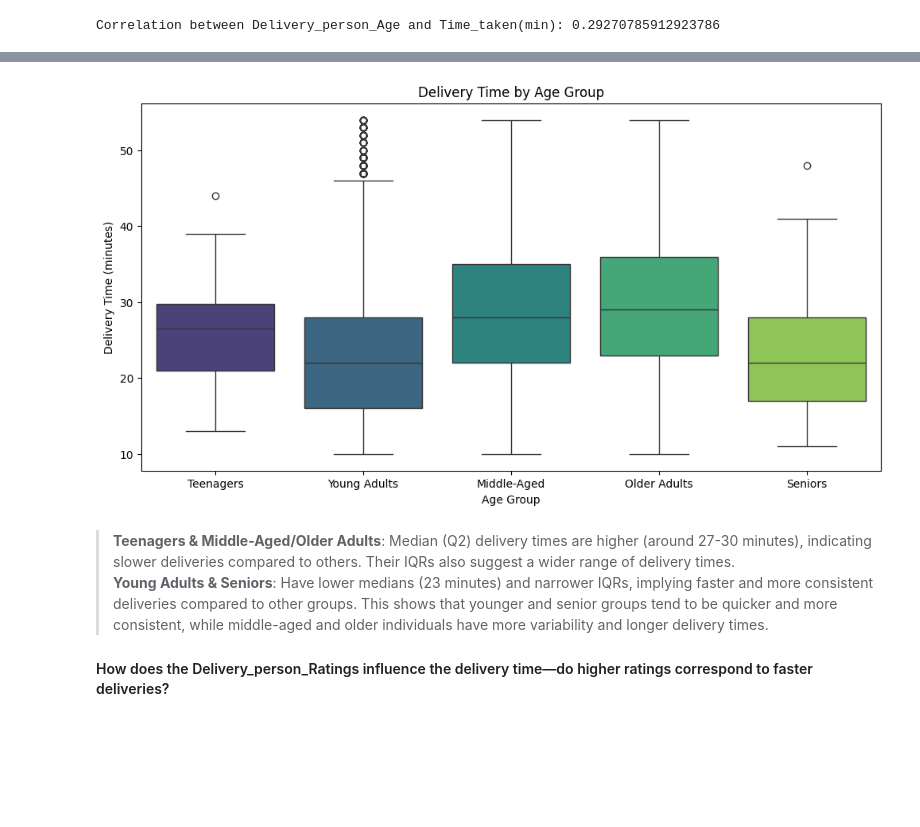
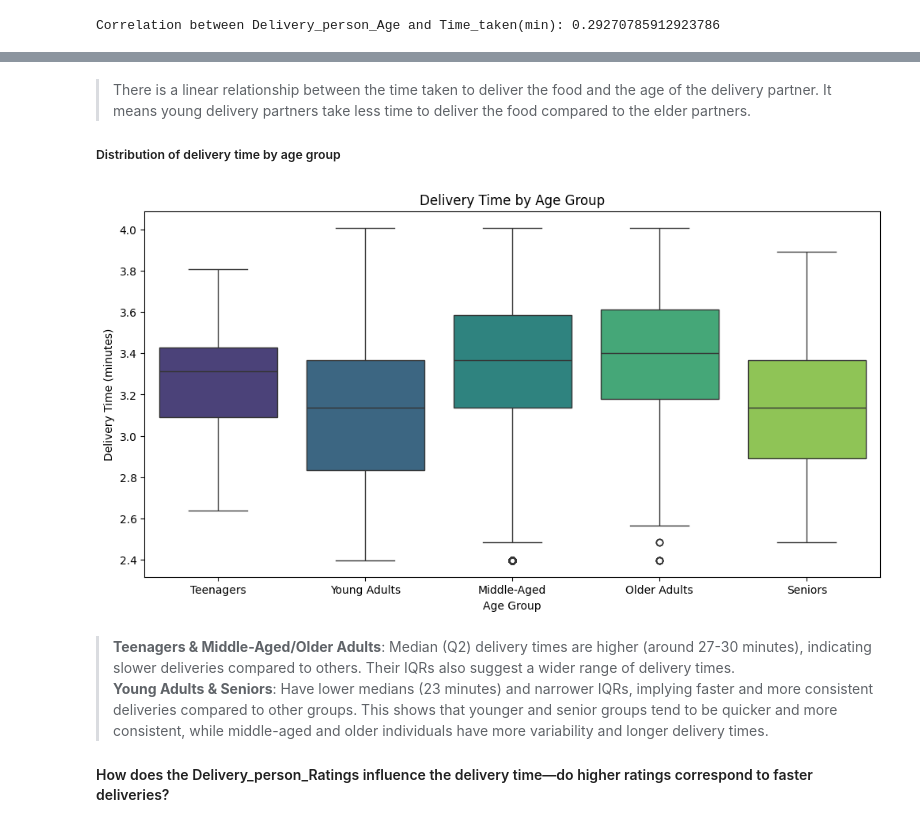
Before and after one commit to Darknight47/Data-Science-Projects-03, a Jupyter notebook: Food_Delivery_Time_Prediction.ipynb, the cells around one changed output, grey strips where cells are left out. Saved outputs shown, nothing was run; the diff lists cells and outputs as text; code cells hidden in the pictures; blank space fills up the shorter version.

Commit message:
linear regression line between age and time

```diff
--- a/Food_Delivery_Time_Prediction.ipynb
+++ b/Food_Delivery_Time_Prediction.ipynb
@@ -194,3 +212,7 @@ Correlation between Delivery_person_Age and Time_taken(min): 0.29270785912923786
+# %% [markdown]
+> There is a linear relationship between the time taken to deliver the food and the age of the delivery partner. It means young delivery partners take less time to deliver the food compared to the elder partners.
+
+##### Distribution of delivery time by age group
 # %%
 # Group 'Delivery_person_Age' into categories
 bins = [0, 19, 29, 39, 49, 59]  # Define age ranges
@@ -199,13 +221,13 @@ dataset['Age_Group'] = pd.cut(dataset['Delivery_person_Age'], bins=bins, labels=
 # %%
 # Plot boxplot for 'Time_taken(min)' across age groups
 plt.figure(figsize=(12, 6))
-sns.boxplot(x='Age_Group', y='Time_taken(min)', data=dataset, hue=dataset['Age_Group'], palette='viridis')
+sns.boxplot(x='Age_Group', y='Log_Time_taken(min)', data=dataset, hue=dataset['Age_Group'], palette='viridis')
 plt.title('Delivery Time by Age Group')
 plt.xlabel('Age Group')
 plt.ylabel('Delivery Time (minutes)')
 plt.show()
 # %% [output]
-[figure, old version]
+[figure, new version]
 # %% [markdown]
 > **Teenagers & Middle-Aged/Older Adults**: Median (Q2) delivery times are higher (around 27-30 minutes), indicating slower deliveries compared to others. Their IQRs also suggest a wider range of delivery times.
 **Young Adults & Seniors**: Have lower medians (23 minutes) and narrower IQRs, implying faster and more consistent deliveries compared to other groups. This shows that younger and senior groups tend to be quicker and more consistent, while middle-aged and older individuals have more variability and longer delivery times.
```
Also changed, not shown: parts of 2 cells of this notebook.
